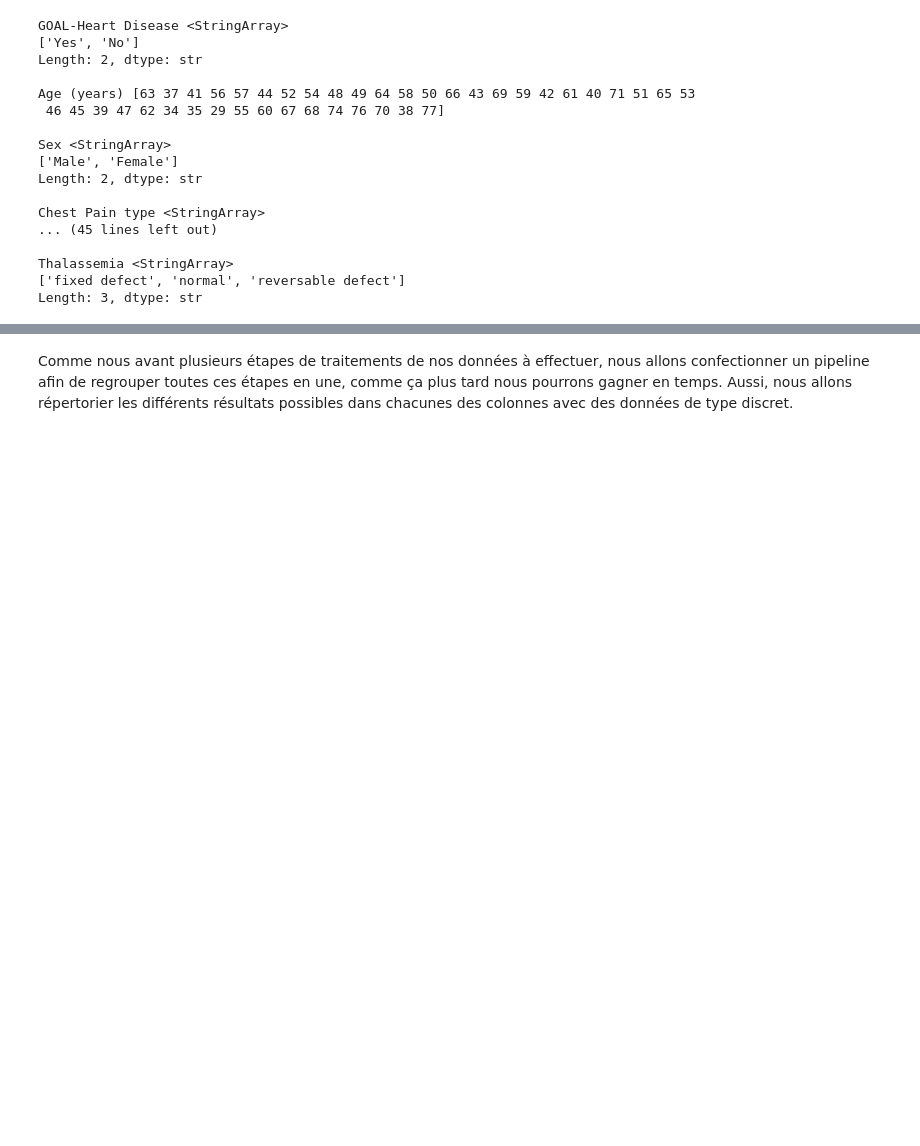
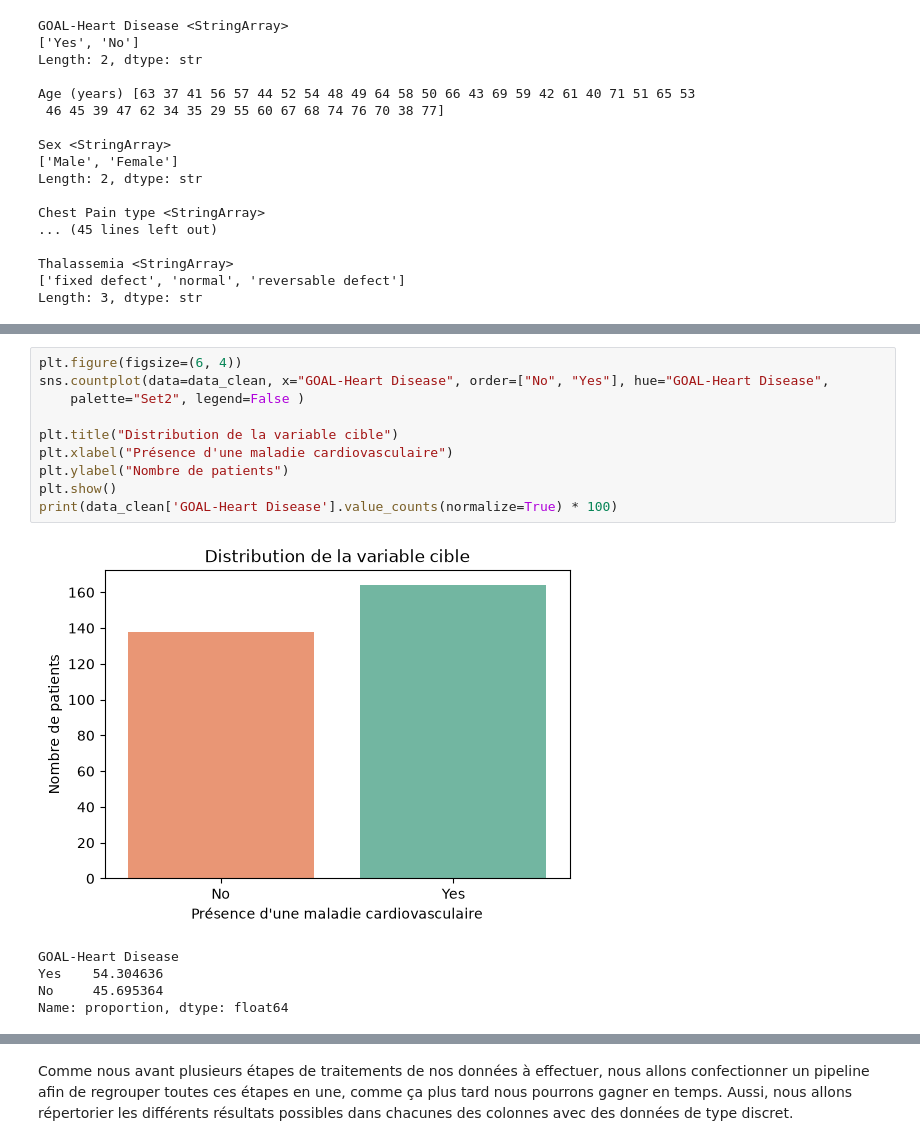
Before and after one commit to keinlarry/Cardiovascular-Disease-Prediction, a Jupyter notebook: notebook/Cardiovascular-Disease-Prediction.ipynb, the cells around one changed output, grey strips where cells are left out. Drawn from its saved outputs; the diff is of its cells as text; blank space fills up the shorter version.

```diff
--- a/notebook/Cardiovascular-Disease-Prediction.ipynb
+++ b/notebook/Cardiovascular-Disease-Prediction.ipynb
@@ -202,0 +194,16 @@ ax[1].set_xticklabels(ax[1].get_xticklabels(), rotation=90, ha='right')
+# %%
+plt.figure(figsize=(6, 4))
+sns.countplot(data=data_clean, x="GOAL-Heart Disease", order=["No", "Yes"], hue="GOAL-Heart Disease",
+    palette="Set2", legend=False )
+
+plt.title("Distribution de la variable cible")
+plt.xlabel("Présence d'une maladie cardiovasculaire")
+plt.ylabel("Nombre de patients")
+plt.show()
+print(data_clean['GOAL-Heart Disease'].value_counts(normalize=True) * 100)
+# %% [output]
+[figure, added]
+GOAL-Heart Disease
+Yes    54.304636
+No     45.695364
+Name: proportion, dtype: float64
```
Also changed, not shown: parts of 18 cells of this notebook.
